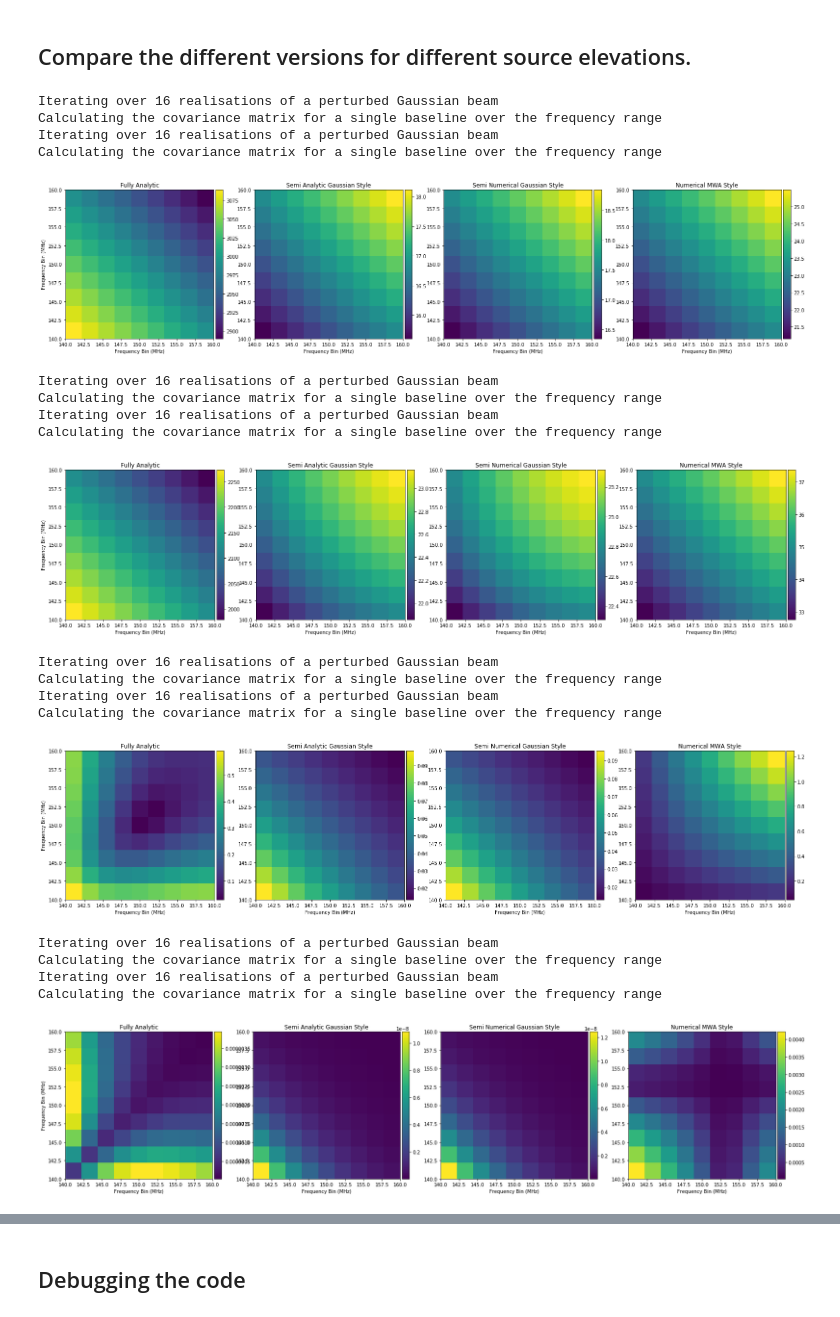
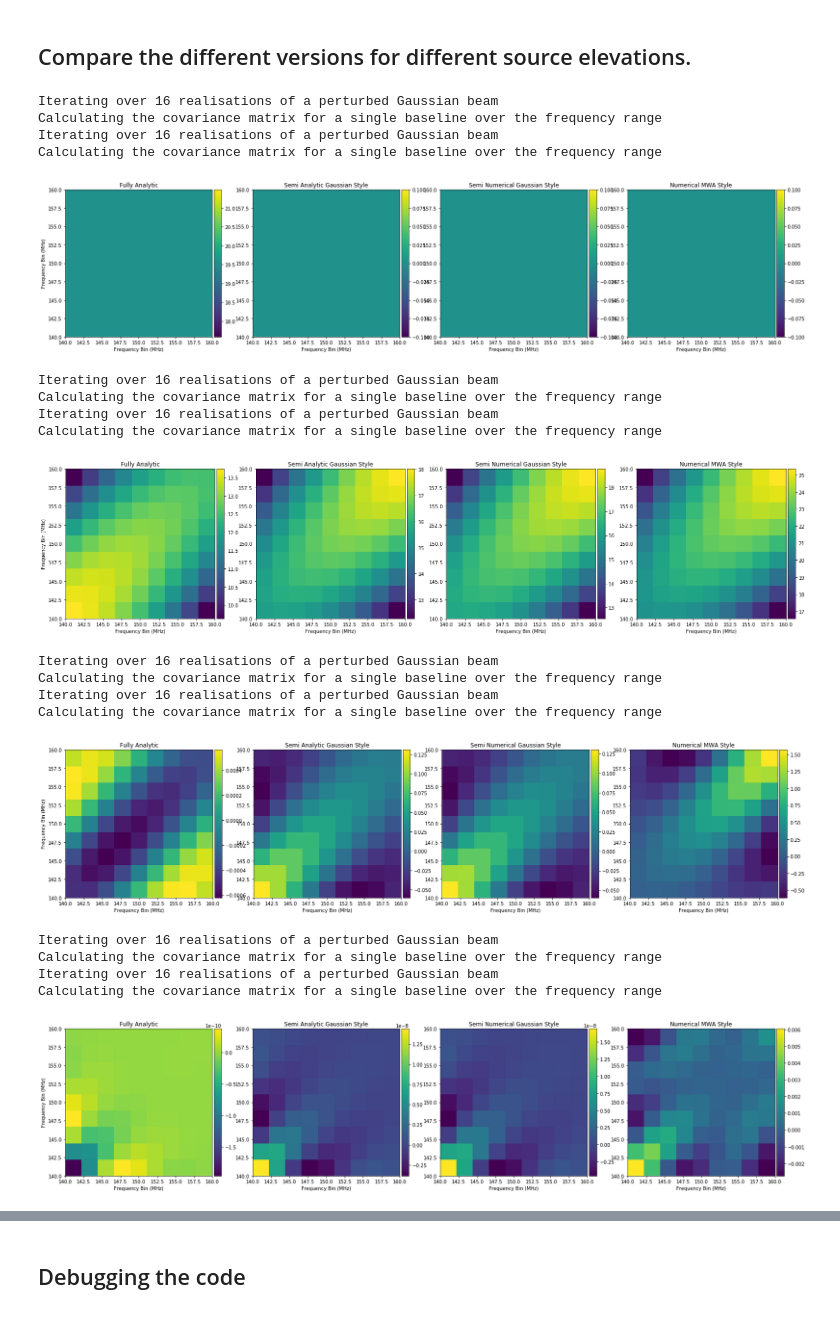
Before and after one commit to ronniyjoseph/Beam-Perturbations, a Jupyter notebook: Beam_Covariance_Analytic.ipynb, the cells around one changed output, grey strips where cells are left out. Saved outputs shown, nothing was run; the diff lists cells and outputs as text; code cells hidden in the pictures.

Commit message:
Check visibility distributions, seems legit. Moving onto ensuring all beam definitions are the same.

```diff
--- a/Beam_Covariance_Analytic.ipynb
+++ b/Beam_Covariance_Analytic.ipynb
@@ -178,7 +169,7 @@ def dV(x_spacing, y_spacing, nu, sources):
 
     return visibility_perturbation
 # %%
-sky_param = ['point', 200, 0.5, 0.01]
+sky_param = ['point', 200, 0.0, 0.00]
 # %%
 flux = numpy.array([sky_param[1]])
 frequency_0 = numpy.array([150e6])
@@ -234,7 +225,8 @@ from quick_simulation_visibility_covariance import lm_to_theta_phi
 from quick_simulation_visibility_covariance import mwa_tile_beam
 from quick_simulation_visibility_covariance import interactive_frequency_plotter
 # %%
-def visibility_beam_covariance(xyz_positions, frequency_range, sky_param, sky_seed = 0, load = True, verbose = True):
+def visibility_beam_covariance(xyz_positions, frequency_range, sky_param, sky_seed = 0, load = True,
+                               verbose = True, return_model = False):
     baseline_index = 0
     gain_table = antenna_gain_creator(xyz_positions, frequency_range)
     baseline_table = baseline_converter(xyz_positions, gain_table, frequency_range, verbose = verbose)
@@ -268,6 +260,7 @@ def visibility_beam_covariance(xyz_positions, frequency_range, sky_param, sky_se
 
     baseline_selection = numpy.array([baseline_table[baseline_index]])
     visibility_realisations = numpy.zeros((frequency_range.shape[0], 16), dtype=complex)
+    model_visibility = numpy.zeros((frequency_range.shape[0]), dtype = complex)
 
     if verbose:
         print("Iterating over 16 realisations of a perturbed MWA beam")
@@ -292,12 +285,21 @@ def visibility_beam_covariance(xyz_positions, frequency_range, sky_param, sky_se
                 baseline_selection[:, :, frequency_index], sky_cube[:, :, frequency_index],
                 ideal_beam[:, :, frequency_index], perturbed_beam[:, :, frequency_index])
 
+            model_visibility[frequency_index] = visibility_extractor(
+                baseline_selection[:, :, frequency_index], sky_cube[:, :, frequency_index],
+                ideal_beam[:, :, frequency_index], ideal_beam[:, :, frequency_index])
     if verbose:
         print("Calculating the covariance matrix for a single baseline over the frequency range")
 
     visibility_covariance = numpy.cov(visibility_realisations)
 
-    return visibility_realisations
+    if return_model:
+        data =  (visibility_realisations, model_visibility)
+    else:
+        data = visibility_realisations
+
+
+    return data
 
 
 
@@ -607,7 +606,7 @@ def covariance_comparison(sky_param, verbose = True):
     figure = pyplot.figure(figsize = (27,6))
 
     a_covariance_plot = figure.add_subplot(141)
-    a_plot = a_covariance_plot.pcolor(frequency_range/1e6, frequency_range/1e6,numpy.abs(analytic_covariance))
+    a_plot = a_covariance_plot.pcolor(frequency_range/1e6, frequency_range/1e6,numpy.real(analytic_covariance))
     a_covariance_plot.set_xlabel('Frequency Bin (MHz)')
     a_covariance_plot.set_ylabel('Frequency Bin (MHz)')
     a_covariance_plot.set_title("Fully Analytic")
@@ -616,14 +615,14 @@ def covariance_comparison(sky_param, verbose = True):
     colorbar(a_plot)
 
     sa_covariance_plot = figure.add_subplot(142)
-    sa_plot = sa_covariance_plot.pcolor(frequency_range/1e6, frequency_range/1e6,numpy.abs(sa_covariance))
+    sa_plot = sa_covariance_plot.pcolor(frequency_range/1e6, frequency_range/1e6,numpy.real(sa_covariance))
     sa_covariance_plot.set_xlabel('Frequency Bin (MHz)')
     sa_covariance_plot.set_title("Semi Analytic Gaussian Style")
     sa_covariance_plot.set_aspect('equal')
     colorbar(sa_plot)
 
     sn_covariance_plot = figure.add_subplot(143)
-    sn_plot = sn_covariance_plot.pcolor(frequency_range/1e6, frequency_range/1e6,numpy.abs(sn_covariance))
+    sn_plot = sn_covariance_plot.pcolor(frequency_range/1e6, frequency_range/1e6,numpy.real(sn_covariance))
     sn_covariance_plot.set_xlabel('Frequency Bin (MHz)')
     sn_covariance_plot.set_title("Semi Numerical Gaussian Style")
 
@@ -631,7 +630,7 @@ def covariance_comparison(sky_param, verbose = True):
     colorbar(sn_plot)
 
     n_covariance_plot = figure.add_subplot(144)
-    n_plot = n_covariance_plot.pcolor(frequency_range/1e6, frequency_range/1e6,numpy.abs(numerical_covariance))
+    n_plot = n_covariance_plot.pcolor(frequency_range/1e6, frequency_range/1e6,numpy.real(numerical_covariance))
     n_covariance_plot.set_xlabel('Frequency Bin (MHz)')
     n_covariance_plot.set_title("Numerical MWA Style")
 
@@ -640,28 +639,28 @@ def covariance_comparison(sky_param, verbose = True):
 
     pyplot.show()
 # %%
-covariance_comparison(sky_param = ['point', 200, 0.01, 0.1], verbose = False)
-covariance_comparison(sky_param = ['point', 200, 0.10, 0.1], verbose = False)
-covariance_comparison(sky_param = ['point', 200, 0.50, 0.1], verbose = False)
-covariance_comparison(sky_param = ['point', 200, 0.90, 0.1], verbose = False)
+covariance_comparison(sky_param = ['point', 200, 0.00, 0.0], verbose = False)
+covariance_comparison(sky_param = ['point', 200, 0.10, 0.0], verbose = False)
+covariance_comparison(sky_param = ['point', 200, 0.50, 0.0], verbose = False)
+covariance_comparison(sky_param = ['point', 200, 0.90, 0.0], verbose = False)
 # %% [output]
 Iterating over 16 realisations of a perturbed Gaussian beam
 Calculating the covariance matrix for a single baseline over the frequency range
 Iterating over 16 realisations of a perturbed Gaussian beam
 Calculating the covariance matrix for a single baseline over the frequency range
-[figure, old version]
+[figure, new version]
 Iterating over 16 realisations of a perturbed Gaussian beam
 Calculating the covariance matrix for a single baseline over the frequency range
 Iterating over 16 realisations of a perturbed Gaussian beam
 Calculating the covariance matrix for a single baseline over the frequency range
-[figure, old version]
+[figure, new version]
 Iterating over 16 realisations of a perturbed Gaussian beam
 Calculating the covariance matrix for a single baseline over the frequency range
 Iterating over 16 realisations of a perturbed Gaussian beam
 Calculating the covariance matrix for a single baseline over the frequency range
-[figure, old version]
+[figure, new version]
 Iterating over 16 realisations of a perturbed Gaussian beam
 Calculating the covariance matrix for a single baseline over the frequency range
 Iterating over 16 realisations of a perturbed Gaussian beam
 Calculating the covariance matrix for a single baseline over the frequency range
-[figure, old version]
+[figure, new version]
```
Also changed, not shown: parts of 18 cells of this notebook, 1 other file.
